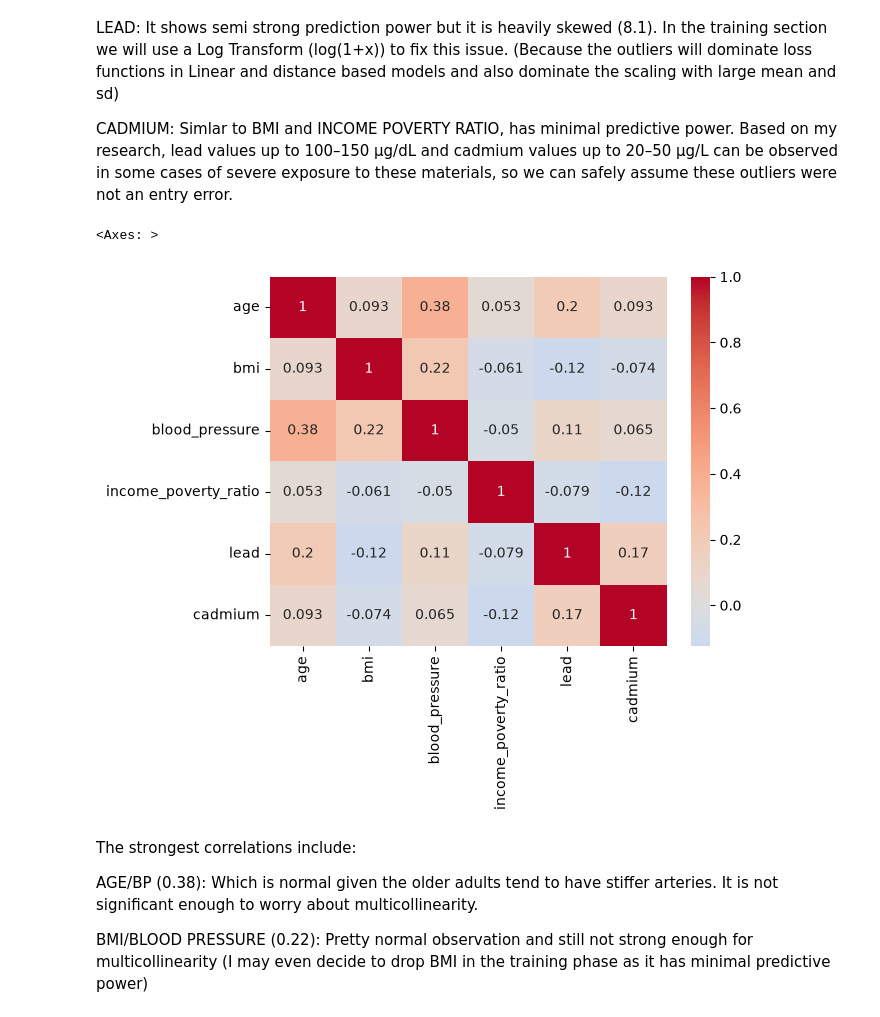
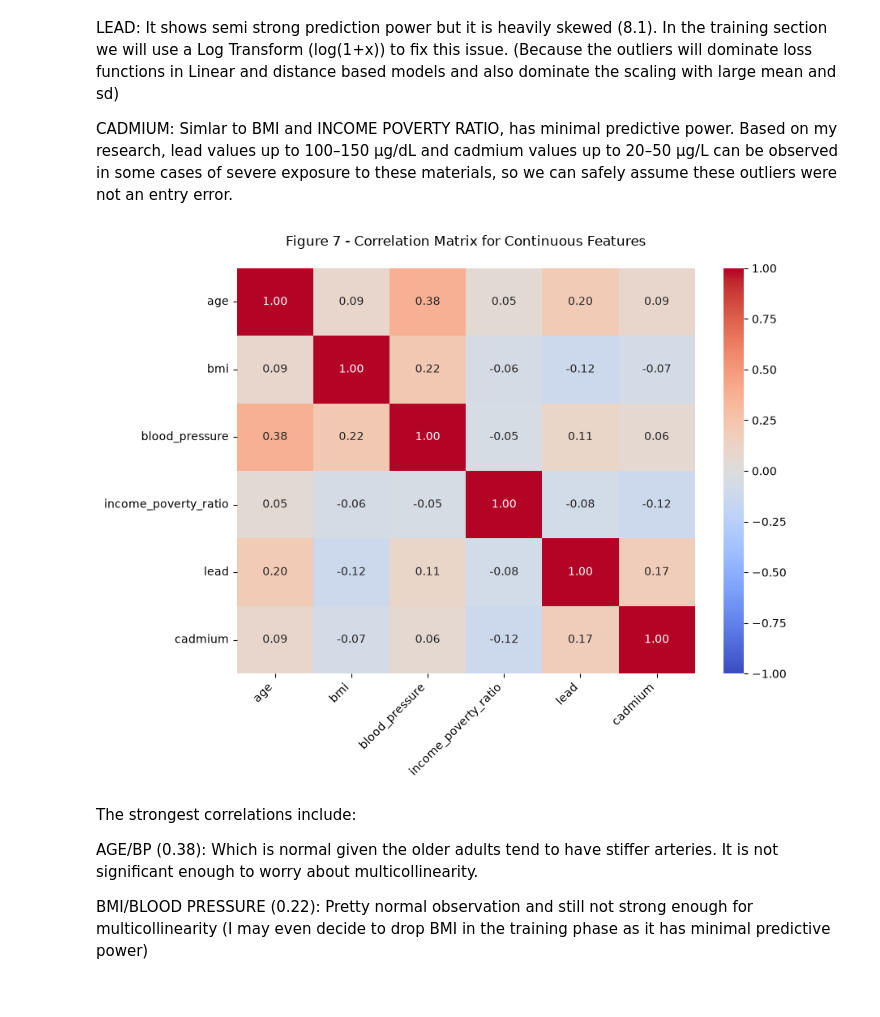
Before and after one commit to kasrabghr/nhanes_hearing_loss_predictor, a Jupyter notebook: notebooks/eda.ipynb, the cells around one changed output. Drawn from its saved outputs; the diff is of its cells as text; code cells hidden in the pictures.

```diff
--- a/notebooks/eda.ipynb
+++ b/notebooks/eda.ipynb
@@ -223,12 +237,29 @@ LEAD: It shows semi strong prediction power but it is heavily skewed (8.1). In t
 
 CADMIUM: Simlar to BMI and INCOME POVERTY RATIO, has minimal predictive power. Based on my research, lead values up to 100–150 µg/dL and cadmium values up to 20–50 µg/L can be observed in some cases of severe exposure to these materials, so we can safely assume these outliers were not an entry error.
 # %%
-# Correlation matrix for continous features
+# Correlation Matrix for Continuous Features
 corr = df[continuous_features].corr()
-sns.heatmap(corr, annot=True, cmap='coolwarm', center=0)
+plt.figure(figsize=(9, 7))
+sns.heatmap(
+    corr,
+    annot=True,
+    fmt='.2f',
+    cmap='coolwarm',
+    center=0,
+    vmin=-1,
+    vmax=1
+)
+
+plt.title('Figure 7 - Correlation Matrix for Continuous Features', pad=20)
+plt.xticks(rotation=45, ha='right')
+plt.yticks(rotation=0)
+
+plt.tight_layout()
+plt.savefig('../images/eda_results/Figure 7 - Correlation Matrix for Continuous Features', dpi=300, bbox_inches='tight')
+
+plt.show()
 # %% [output]
-<Axes: >
-[figure, old version]
+[figure, new version]
 # %% [markdown]
 The strongest correlations include:
 
```
Also changed, not shown: parts of 7 cells of this notebook, 12 other files.
